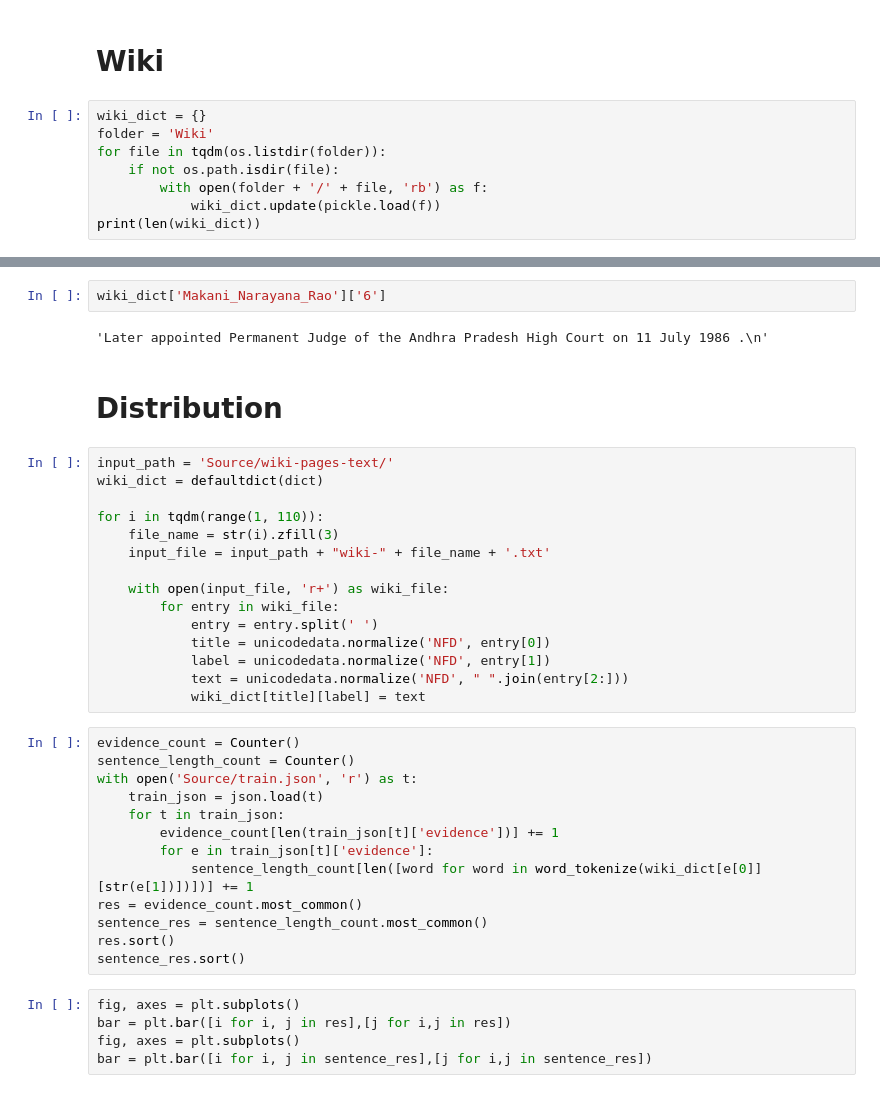
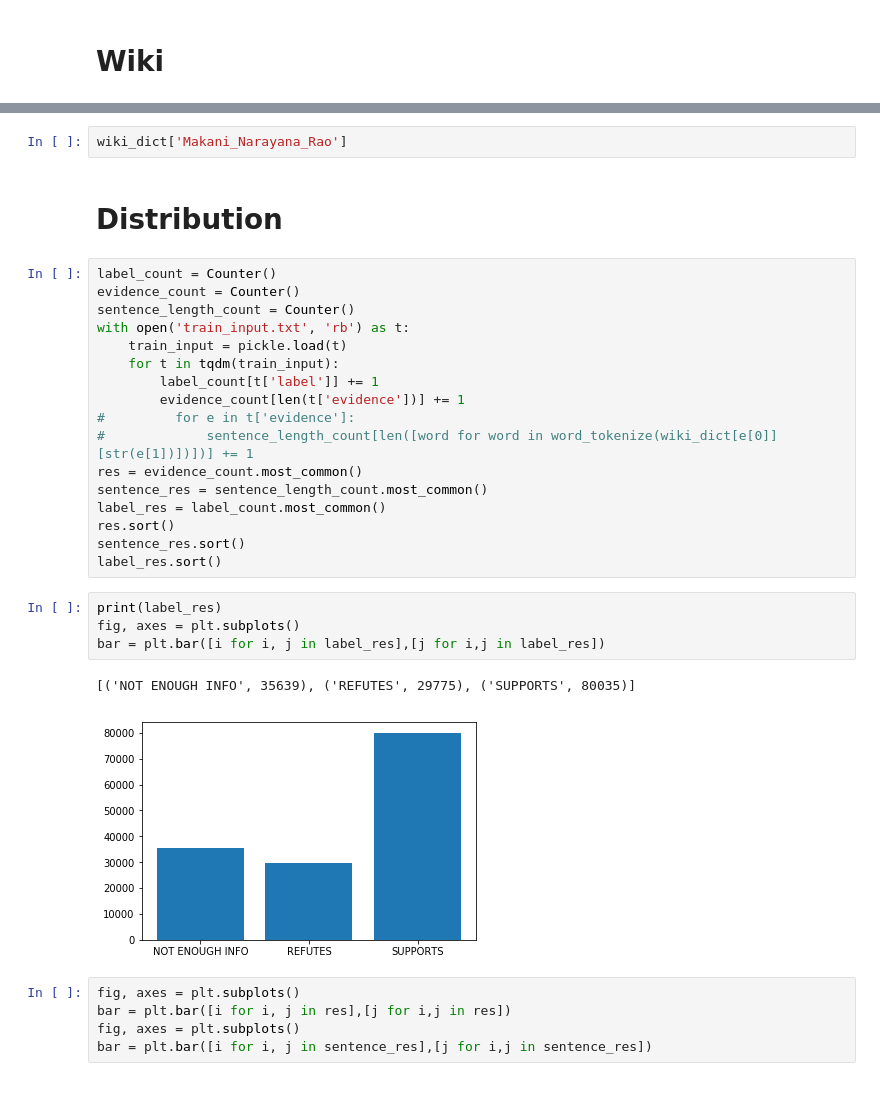
Before and after one commit to ZintrulCre/COMP90042-UniMelb, a Jupyter notebook: Fact-Verification.ipynb, the cells around one changed output, grey strips where cells are left out. Saved outputs shown, nothing was run; the diff lists cells and outputs as text.

```diff
--- a/Fact-Verification.ipynb
+++ b/Fact-Verification.ipynb
@@ -75,10 +58,2 @@ True
 # %% [markdown]
 # Wiki
-# %%
-wiki_dict = {}
-folder = 'Wiki'
-for file in tqdm(os.listdir(folder)):
-    if not os.path.isdir(file):
-        with open(folder + '/' + file, 'rb') as f:
-            wiki_dict.update(pickle.load(f))
-print(len(wiki_dict))
@@ -87,37 +75,31 @@ print(len(wiki_dict))
 # %%
-wiki_dict['Makani_Narayana_Rao']['6']
+wiki_dict['Makani_Narayana_Rao']
-# %% [output]
-'Later appointed Permanent Judge of the Andhra Pradesh High Court on 11 July 1986 .\n'
 # %% [markdown]
 # Distribution
-# %%
-input_path = 'Source/wiki-pages-text/'
-wiki_dict = defaultdict(dict)
-
-for i in tqdm(range(1, 110)):
-    file_name = str(i).zfill(3)
-    input_file = input_path + "wiki-" + file_name + '.txt'
-
-    with open(input_file, 'r+') as wiki_file:
-        for entry in wiki_file:
-            entry = entry.split(' ')
-            title = unicodedata.normalize('NFD', entry[0])
-            label = unicodedata.normalize('NFD', entry[1])
-            text = unicodedata.normalize('NFD', " ".join(entry[2:]))
-            wiki_dict[title][label] = text
 # %%
+label_count = Counter()
 evidence_count = Counter()
 sentence_length_count = Counter()
-with open('Source/train.json', 'r') as t:
-    train_json = json.load(t)
-    for t in train_json:
-        evidence_count[len(train_json[t]['evidence'])] += 1
-        for e in train_json[t]['evidence']:
-            sentence_length_count[len([word for word in word_tokenize(wiki_dict[e[0]][str(e[1])])])] += 1
+with open('train_input.txt', 'rb') as t:
+    train_input = pickle.load(t)
+    for t in tqdm(train_input):
+        label_count[t['label']] += 1
+        evidence_count[len(t['evidence'])] += 1
+#         for e in t['evidence']:
+#             sentence_length_count[len([word for word in word_tokenize(wiki_dict[e[0]][str(e[1])])])] += 1
 res = evidence_count.most_common()
 sentence_res = sentence_length_count.most_common()
+label_res = label_count.most_common()
 res.sort()
 sentence_res.sort()
+label_res.sort()
+# %%
+print(label_res)
+fig, axes = plt.subplots()
+bar = plt.bar([i for i, j in label_res],[j for i,j in label_res])
+# %% [output]
+[('NOT ENOUGH INFO', 35639), ('REFUTES', 29775), ('SUPPORTS', 80035)]
+[figure, added]
 # %%
 fig, axes = plt.subplots()
 bar = plt.bar([i for i, j in res],[j for i,j in res])
```
Also changed, not shown: parts of 11 cells of this notebook, 1 other file.
